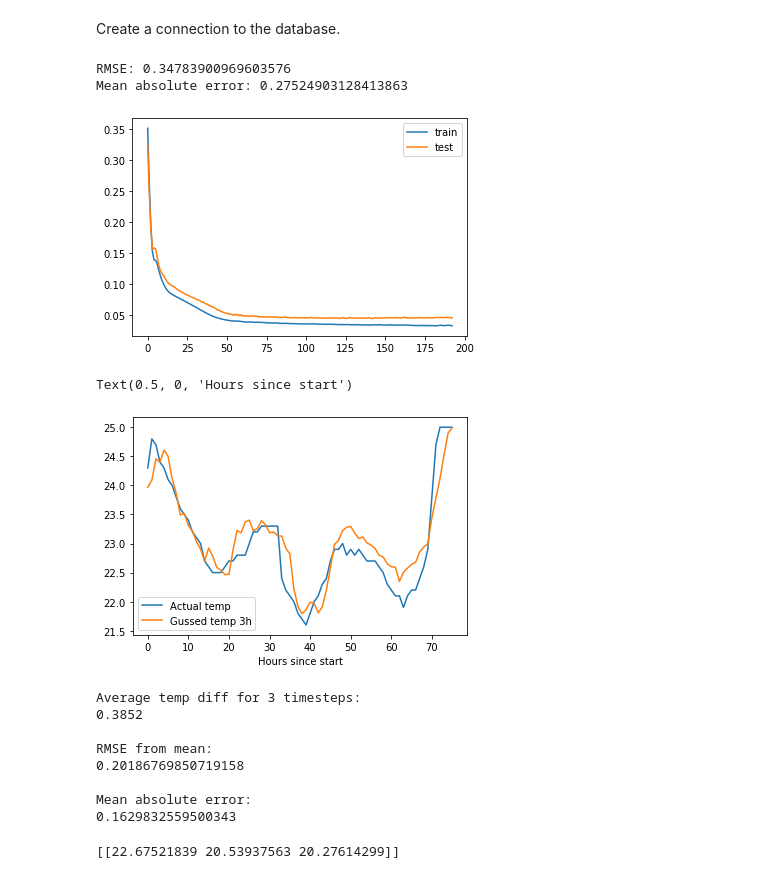
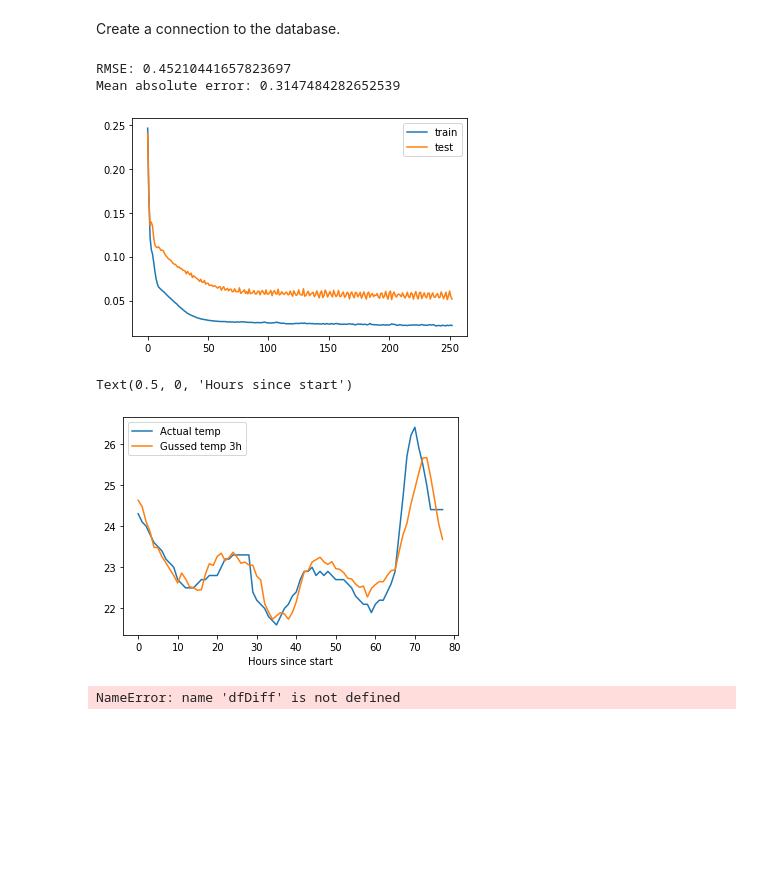
Before and after one commit to dakesson/nibepi_datascience, a Jupyter notebook: nibepi_model.ipynb, the cells around one changed output. Saved outputs shown, nothing was run; the diff lists cells and outputs as text; code cells hidden in the pictures; blank space fills up the shorter version.

```diff
--- a/nibepi_model.ipynb
+++ b/nibepi_model.ipynb
@@ -201,10 +202,11 @@ def findFeaturesToRemove(df):
             newdf.drop(columns=dropcol)
 # %%
 def normalizeDF(df):
-    x = df.values
+    newdf = copy.deepcopy(df)
+    x = newdf.values
     x_scaled = scaler.fit_transform(x)
-    df.values[:,:] = x_scaled
-    return df
+    newdf.values[:,:] = x_scaled
+    return newdf
 # %%
 def splitData(df):
     # split into train and test sets
@@ -222,16 +222,17 @@ def splitData(df):
 # %%
 def makePrediction(model, test_x):
-    # make a prediction
     yhat = model.predict(test_x)
-    test_X2 = test_x.reshape((test_x.shape[0], test_x.shape[2]))
 
     # invert scaling for forecast
-    inv_yhat = np.concatenate((test_X2, yhat), axis=1)
+    test_x_2 = removeTimeStepDim([test_x])[0]
+    inv_yhat = np.concatenate((test_x_2, yhat), axis=1)
     inv_yhat = scaler.inverse_transform(inv_yhat)
 
-    # invert scaling for actual
-    test_y2 = test_y.reshape((test_y.shape[0], test_y.shape[1]))
-    inv_y = np.concatenate((test_X2,test_y2), axis=1)
-    inv_y = scaler.inverse_transform(inv_y)
-
-    return inv_y, inv_yhat
+    return inv_yhat
+# %%
+def addTimestepDim(listOfVectors):
+    result = list()
+    for vector in listOfVectors:
+        result.append(vector.reshape(vector.shape[0],1,vector.shape[1]))
+
+    return result
@@ -238,5 +246,5 @@ def makePrediction(model, test_x):
 # %%
-def train(train_x, train_y, test_x, test_y, plot = False, hidden = 50, nepochs = 100, lr=0.0006):
+def train(train_x, train_y, test_x, test_y, plot = False, hidden = 32, nepochs = 100, lr=0.0006):
 
     # design network
     model = Sequential()
@@ -252,42 +260,44 @@ def train(train_x, train_y, test_x, test_y, plot = False, hidden = 50, nepochs =
     es = EarlyStopping(monitor='val_loss', mode='min', patience=50, restore_best_weights=True)
     history = model.fit(train_x, train_y, epochs=nepochs, batch_size=32, validation_data=(test_x, test_y), verbose=0, shuffle=False, callbacks=[es])
 
-    return model
+    return model, history
 # %%
 df = getInitialDataFrame()
 df = df.dropna()
 
 #Split data
-df = normalizeDF(df)
-train_x, test_x, train_y, test_y = splitData(df)
+train_x, train_y, test_x, test_y = splitData(normalizeDF(df))
+train_x, test_x = addTimestepDim([train_x, test_x])
 
 #df = findFeaturesToRemove(df)
 
-model = train(train_x, train_y, test_x, test_y, plot=True, hidden=128, nepochs=1000, lr=0.0006)
-inv_y, inv_yhat = makePrediction(model,test_x)
+model, history = train(train_x, train_y, test_x, test_y, plot=True, hidden=128, nepochs=1000, lr=0.0006)
 
-rmse = sqrt(mean_squared_error(inv_y[:,-1], inv_yhat[:,-1]))
+inv_yhat = makePrediction(model,test_x)
+inv_y = df.values[-inv_yhat.shape[0]:,-futureSteps:]
 
+rmse = sqrt(mean_squared_error(inv_y[:-futureSteps,-1], inv_yhat[:-futureSteps,-1]))
+mae = mean_absolute_error(inv_y[:-futureSteps,-1], inv_yhat[:-futureSteps,-1])
 
 print("RMSE: " + str(rmse))
-print("Mean absolute error: " + str(mean_absolute_error(inv_y[:,-1], inv_yhat[:,-1])))
+print("Mean absolute error: " + str(mae))
 
 # plot history
 plt.plot(history.history['loss'], label='train')
 plt.plot(history.history['val_loss'], label='test')
 plt.legend()
 plt.show()
 
 plt.plot(inv_y[:,-1], label='Actual temp')
 plt.plot(inv_yhat[:,-1], label='Gussed temp 3h')
 plt.legend()
 plt.xlabel('Hours since start')
 # %% [output]
-RMSE: 0.34783900969603576
-Mean absolute error: 0.27524903128413863
+RMSE: 0.45210441657823697
+Mean absolute error: 0.3147484282652539
-[figure, old version]
+[figure, new version]
 Text(0.5, 0, 'Hours since start')
-[figure, old version]
+[figure, new version]
 # %%
 
 #dfDiff = abs(df['Indoor'].diff(3)).dropna()
@@ -298,29 +308,4 @@ print('\nRMSE from mean: \n' + str(rmse))
 
 print("\nMean absolute error:\n" + str(mean_absolute_error(np.ones(df['Indoor'].shape[0])*df['Indoor'].mean(), df['Indoor'])))
 # %% [output]
-Average temp diff for 3 timesteps:
-0.3852
-
-RMSE from mean:
-0.20186769850719158
-
-Mean absolute error:
-0.1629832559500343
+NameError: name 'dfDiff' is not defined
-# %%
-df2 = getInitialDataFrame()
-#print(df2.tail())
-df2['CalculatedSupplyTemp'] = 32
-df2['CalculatedSupplyTempT+1'] = 32
-df2['CalculatedSupplyTempT+2'] = 32
-#print(df2.tail())
-df2 = normalizeDF(df2)
-
-current_x = df2.values[-1:, :-futureSteps]
-
-current_x3D = current_x.reshape((current_x.shape[0], 1,current_x.shape[1]))
-yhat = model.predict(current_x3D)
-inv_yhat = np.concatenate((current_x, yhat), axis=1)
-inv_yhat = scaler.inverse_transform(inv_yhat)
-print(inv_yhat[:,-3:])
-# %% [output]
-[[22.67521839 20.53937563 20.27614299]]
```
Also changed, not shown: parts of 5 cells of this notebook.
